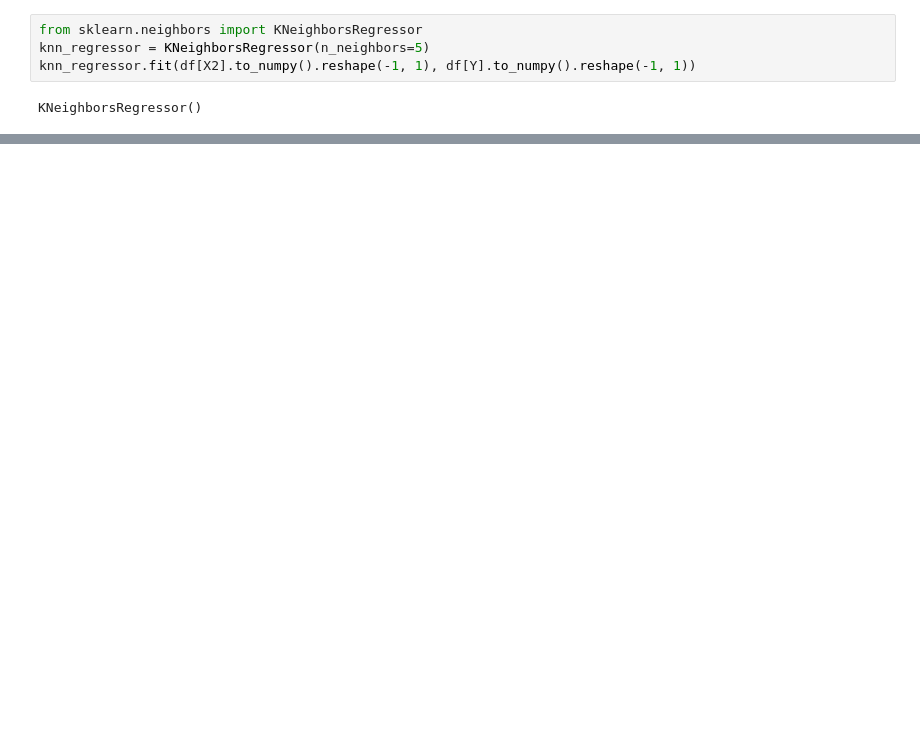
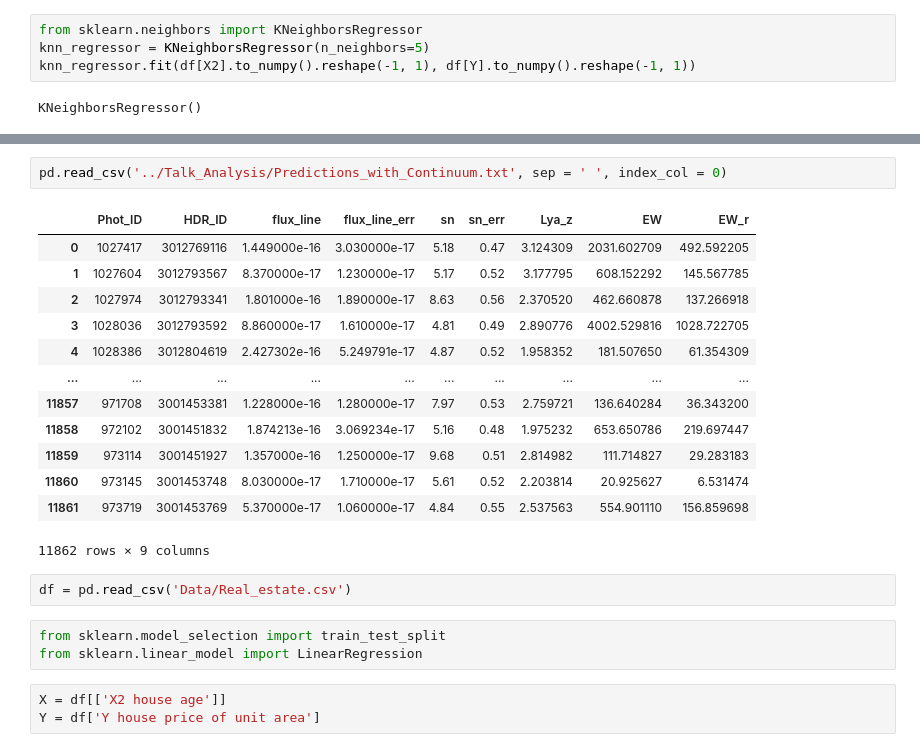
Before and after one commit to astroscar09/Elements_of_ML, a Jupyter notebook: 012925.ipynb, the cells around one changed output, grey strips where cells are left out. Saved outputs shown, nothing was run; the diff lists cells and outputs as text; blank space fills up the shorter version.

```diff
--- a/012925.ipynb
+++ b/012925.ipynb
@@ -94,0 +110,24 @@ ax[0].legend()
+# %%
+pd.read_csv('../Talk_Analysis/Predictions_with_Continuum.txt', sep = ' ', index_col = 0)
+# %% [output]
+|  | Phot_ID | HDR_ID | flux_line | flux_line_err | sn | sn_err | Lya_z | EW | EW_r |
+| 0 | 1027417 | 3012769116 | 1.449000e-16 | 3.030000e-17 | 5.18 | 0.47 | 3.124309 | 2031.602709 | 492.592205 |
+| 1 | 1027604 | 3012793567 | 8.370000e-17 | 1.230000e-17 | 5.17 | 0.52 | 3.177795 | 608.152292 | 145.567785 |
+| 2 | 1027974 | 3012793341 | 1.801000e-16 | 1.890000e-17 | 8.63 | 0.56 | 2.370520 | 462.660878 | 137.266918 |
+| 3 | 1028036 | 3012793592 | 8.860000e-17 | 1.610000e-17 | 4.81 | 0.49 | 2.890776 | 4002.529816 | 1028.722705 |
+| 4 | 1028386 | 3012804619 | 2.427302e-16 | 5.249791e-17 | 4.87 | 0.52 | 1.958352 | 181.507650 | 61.354309 |
+| ... | ... | ... | ... | ... | ... | ... | ... | ... | ... |
+| 11857 | 971708 | 3001453381 | 1.228000e-16 | 1.280000e-17 | 7.97 | 0.53 | 2.759721 | 136.640284 | 36.343200 |
+| 11858 | 972102 | 3001451832 | 1.874213e-16 | 3.069234e-17 | 5.16 | 0.48 | 1.975232 | 653.650786 | 219.697447 |
+| 11859 | 973114 | 3001451927 | 1.357000e-16 | 1.250000e-17 | 9.68 | 0.51 | 2.814982 | 111.714827 | 29.283183 |
+| 11860 | 973145 | 3001453748 | 8.030000e-17 | 1.710000e-17 | 5.61 | 0.52 | 2.203814 | 20.925627 | 6.531474 |
+| 11861 | 973719 | 3001453769 | 5.370000e-17 | 1.060000e-17 | 4.84 | 0.55 | 2.537563 | 554.901110 | 156.859698 |
+11862 rows × 9 columns
+# %%
+df = pd.read_csv('Data/Real_estate.csv')
+# %%
+from sklearn.model_selection import train_test_split
+from sklearn.linear_model import LinearRegression
+# %%
+X = df[['X2 house age']]
+Y = df['Y house price of unit area']
```
Also changed, not shown: parts of 32 cells of this notebook, 5 other files.
